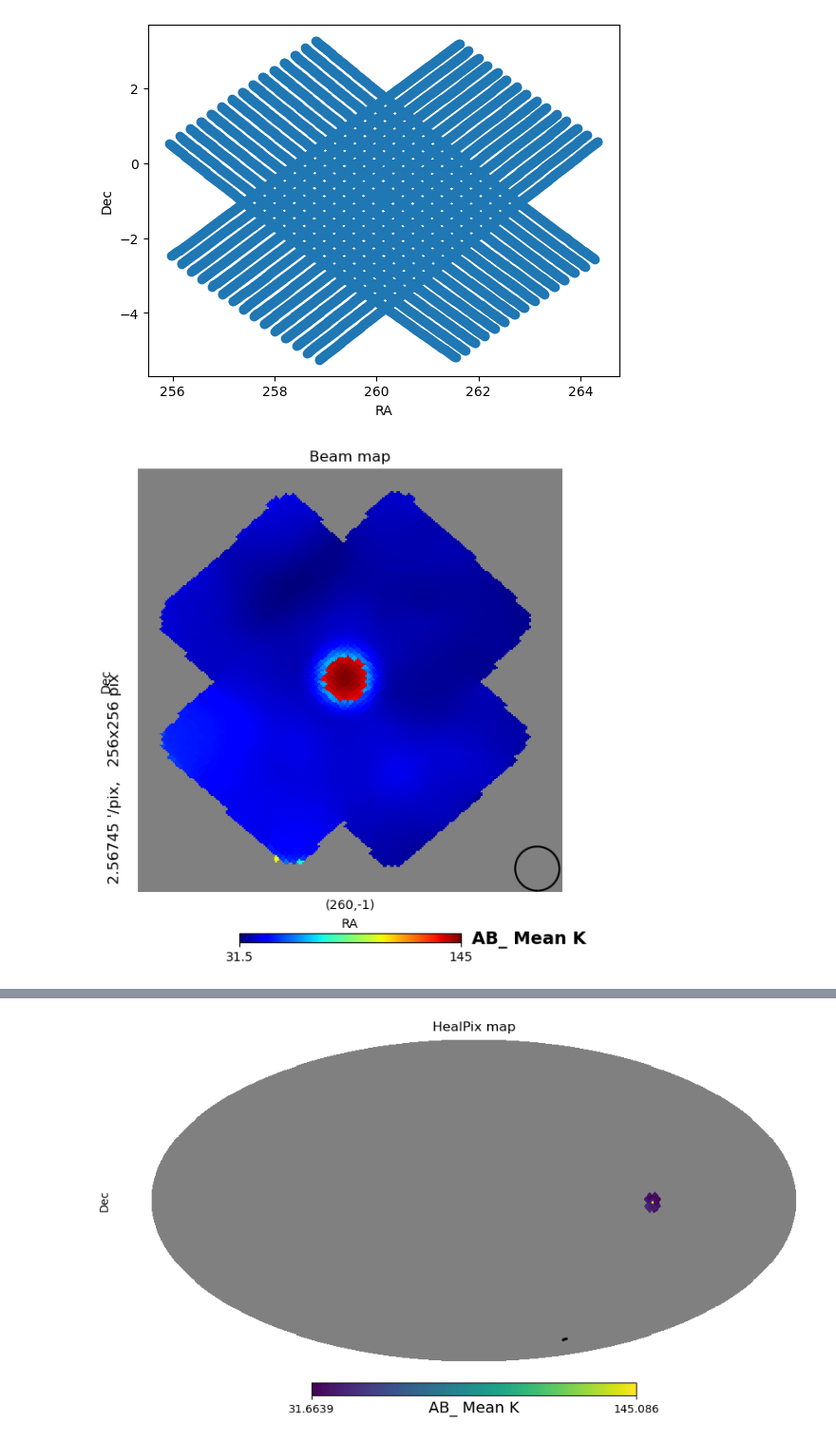
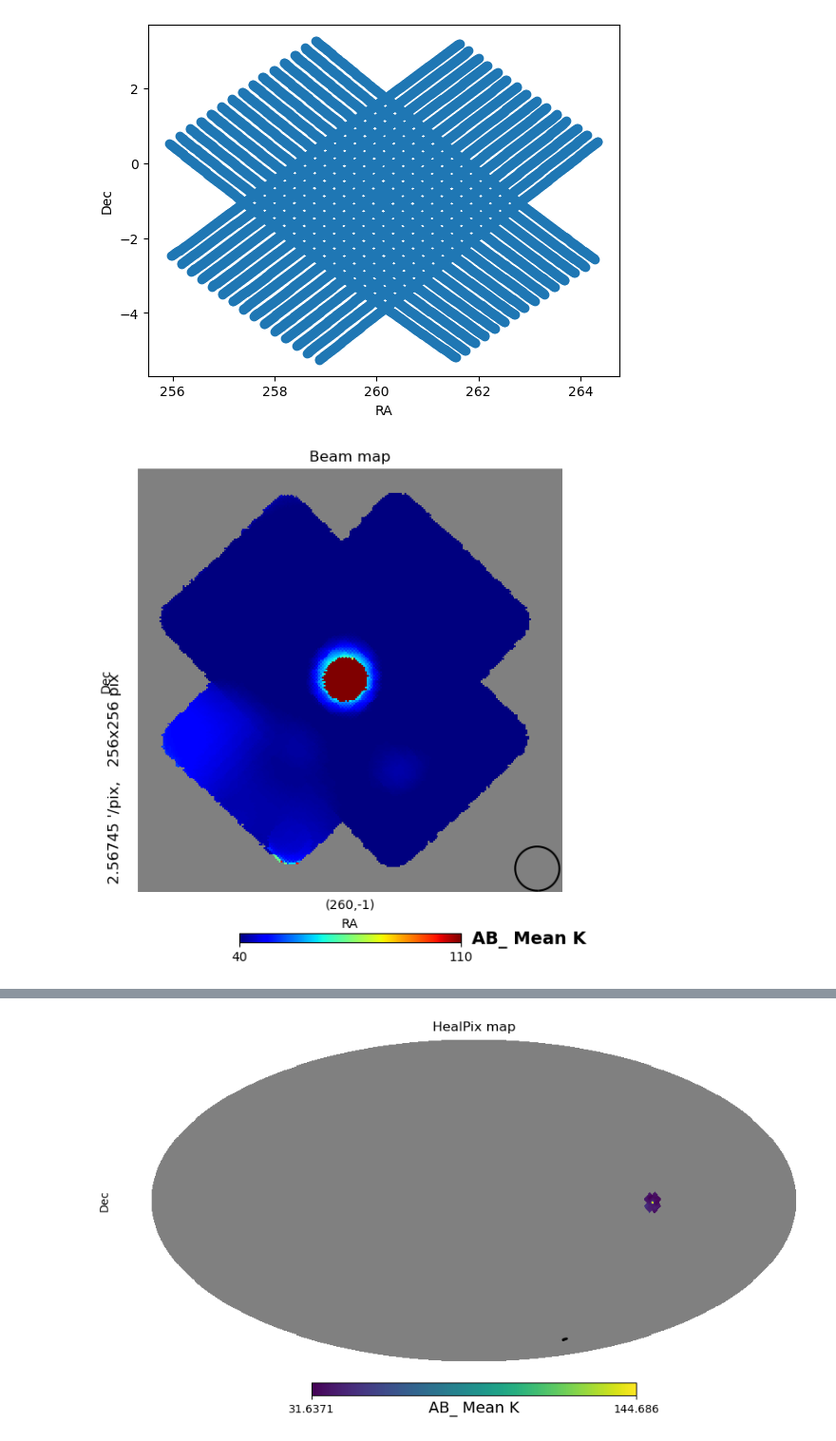
Before and after one commit to akvydula/skymap, a Jupyter notebook: notebooks/pointing_data_tests.ipynb, the cells around one changed output, grey strips where cells are left out. Shown at 95% size. Drawn from its saved outputs; the diff is of its cells as text; code cells hidden in the pictures.

Commit message:
bug fixes in healmap.plot()

```diff
--- a/notebooks/pointing_data_tests.ipynb
+++ b/notebooks/pointing_data_tests.ipynb
@@ -110,10 +110,10 @@ plt.show()
 [figure]
 # %%
 
-m = map.HealPixMap(nside=512)
+m = map.HealPixMap(nside=1024)
 m.fill_from_pointing_data(beam_obs_pointing)
-m.plot(region=(260., -1., 120.), attribute ='AB_', clim=(30, 120), cmap ='jet', title='Beam map')
+m.plot(region=(260., -1., 120.), attribute ='AB_', clim=(40, 110), cmap ='jet', title='Beam map')
 # %% [output]
-[figure, old version]
+[figure, new version]
 # %%
 m.plot(region=(260., -1., 120.),
```
Also changed, not shown: parts of 1 cell of this notebook, 1 other file.
